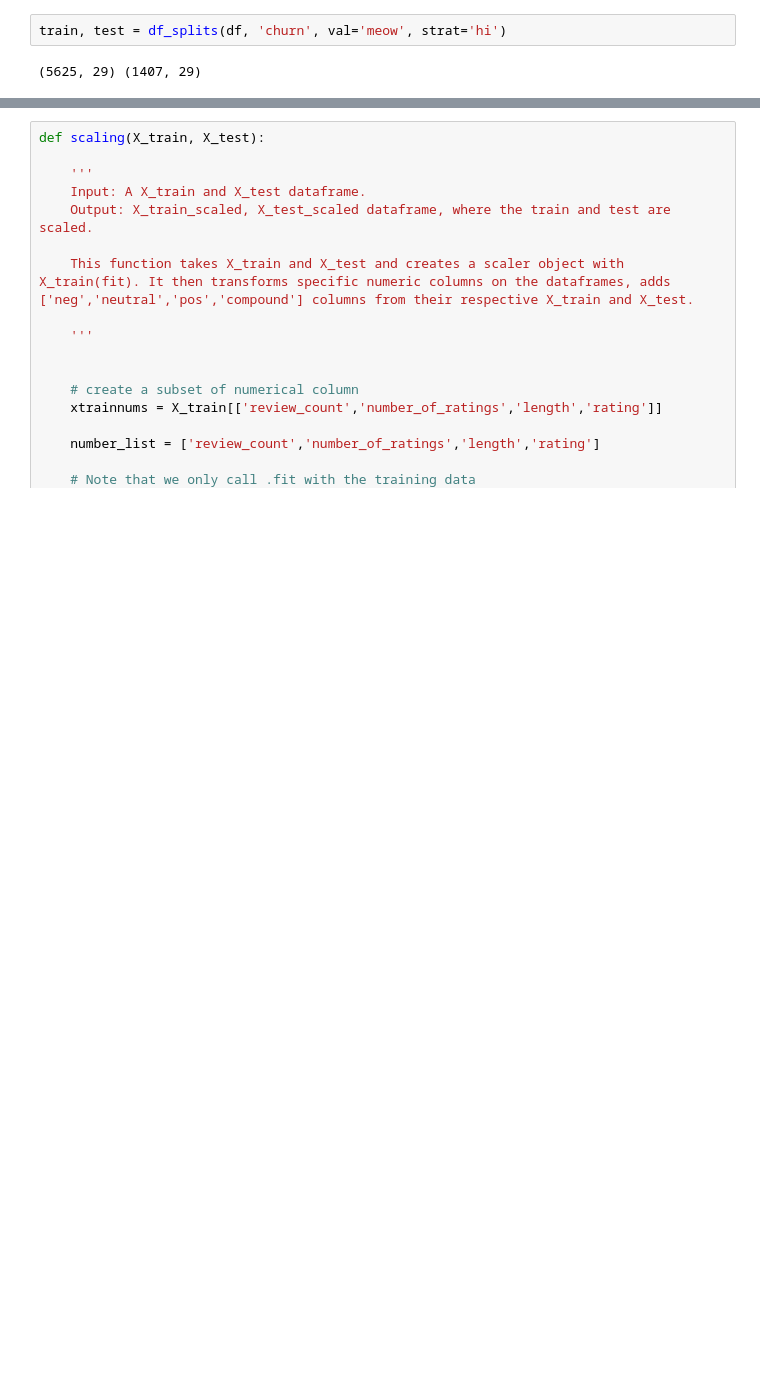
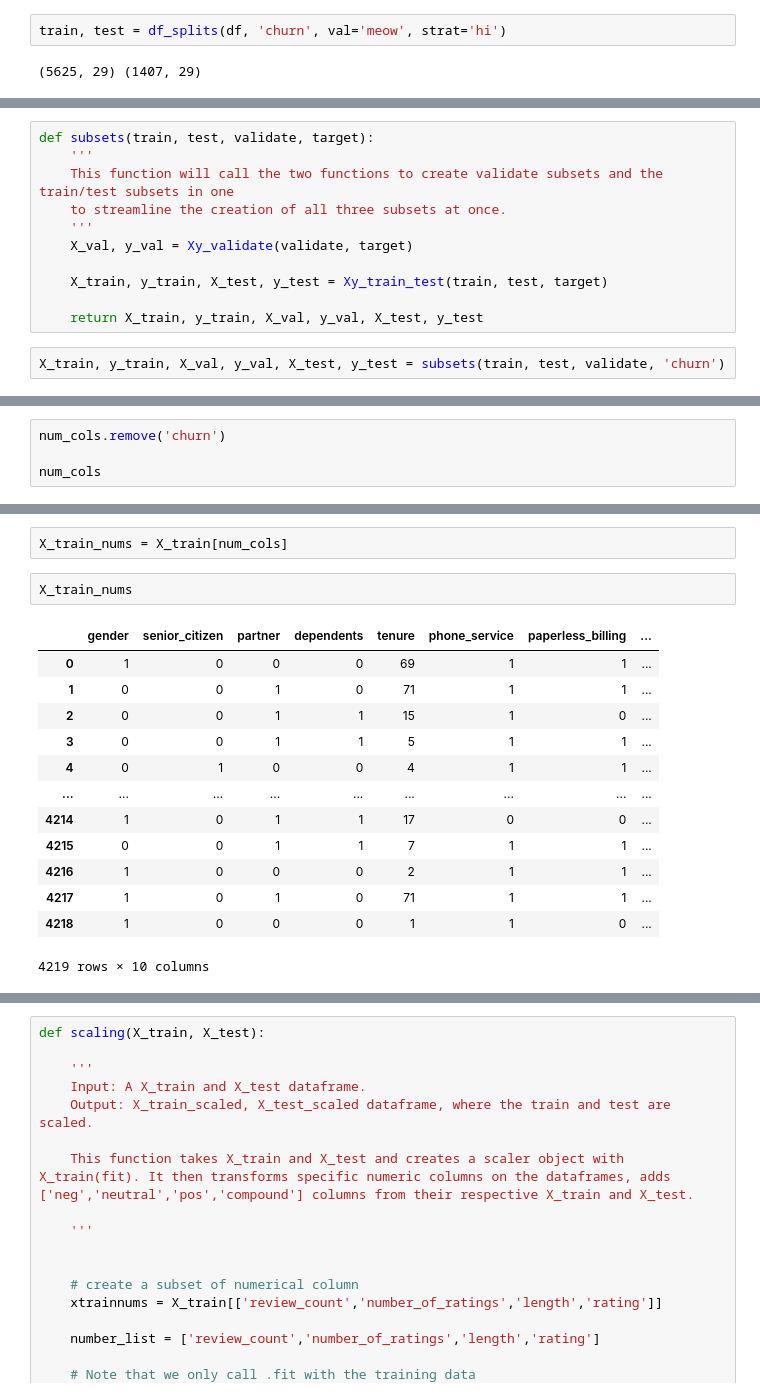
Before and after one commit to shawn-brown12/telco_remixed, a Jupyter notebook: workbook_for_functions.ipynb, the cells around one changed output, grey strips where cells are left out. Drawn from its saved outputs; the diff is of its cells as text; blank space fills up the shorter version.

```diff
--- a/workbook1.ipynb
+++ b/workbook_for_functions.ipynb
@@ -377,0 +397,13 @@ ValueError: The truth value of a DataFrame is ambiguous. Use a.empty, a.bool(),
+# %%
+def subsets(train, test, validate, target):
+    '''
+    This function will call the two functions to create validate subsets and the train/test subsets in one
+    to streamline the creation of all three subsets at once.
+    '''
+    X_val, y_val = Xy_validate(validate, target)
+
+    X_train, y_train, X_test, y_test = Xy_train_test(train, test, target)
+
+    return X_train, y_train, X_val, y_val, X_test, y_test
+# %%
+X_train, y_train, X_val, y_val, X_test, y_test = subsets(train, test, validate, 'churn')
@@ -377,0 +439,4 @@ ValueError: The truth value of a DataFrame is ambiguous. Use a.empty, a.bool(),
+# %%
+num_cols.remove('churn')
+
+num_cols
@@ -377,0 +454,18 @@ ValueError: The truth value of a DataFrame is ambiguous. Use a.empty, a.bool(),
+# %%
+X_train_nums = X_train[num_cols]
+# %%
+X_train_nums
+# %% [output]
+|  | gender | senior_citizen | partner | dependents | tenure | phone_service | paperless_billing | ... |
+| 0 | 1 | 0 | 0 | 0 | 69 | 1 | 1 | ... |
+| 1 | 0 | 0 | 1 | 0 | 71 | 1 | 1 | ... |
+| 2 | 0 | 0 | 1 | 1 | 15 | 1 | 0 | ... |
+| 3 | 0 | 0 | 1 | 1 | 5 | 1 | 1 | ... |
+| 4 | 0 | 1 | 0 | 0 | 4 | 1 | 1 | ... |
+| ... | ... | ... | ... | ... | ... | ... | ... | ... |
+| 4214 | 1 | 0 | 1 | 1 | 17 | 0 | 0 | ... |
+| 4215 | 0 | 0 | 1 | 1 | 7 | 1 | 1 | ... |
+| 4216 | 1 | 0 | 0 | 0 | 2 | 1 | 1 | ... |
+| 4217 | 1 | 0 | 1 | 0 | 71 | 1 | 1 | ... |
+| 4218 | 1 | 0 | 0 | 0 | 1 | 1 | 0 | ... |
+4219 rows × 10 columns
```
Also changed, not shown: parts of 17 cells of this notebook, 5 other files.
